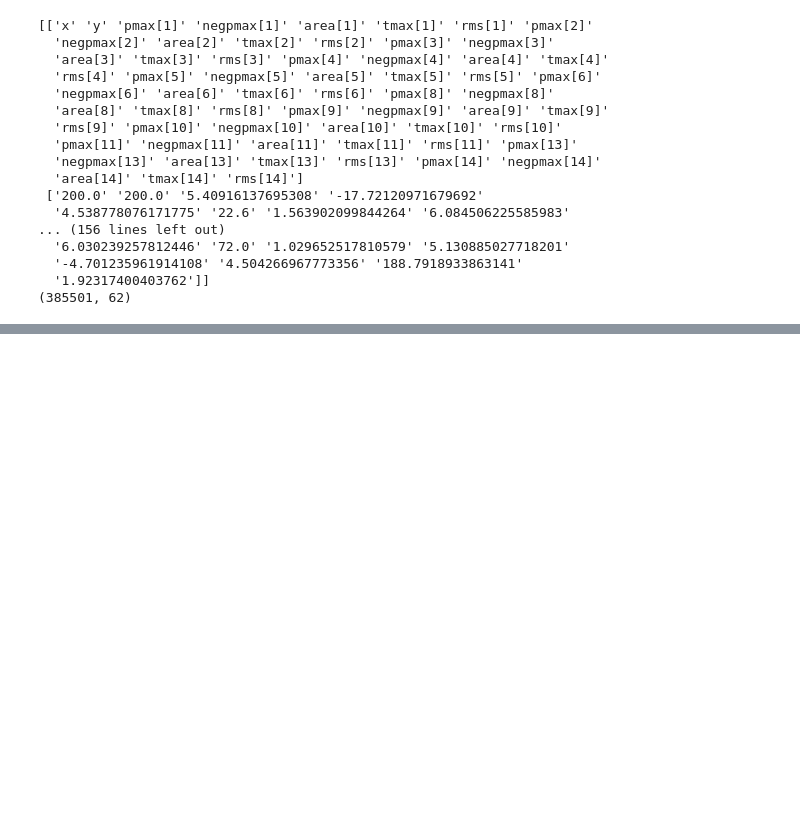
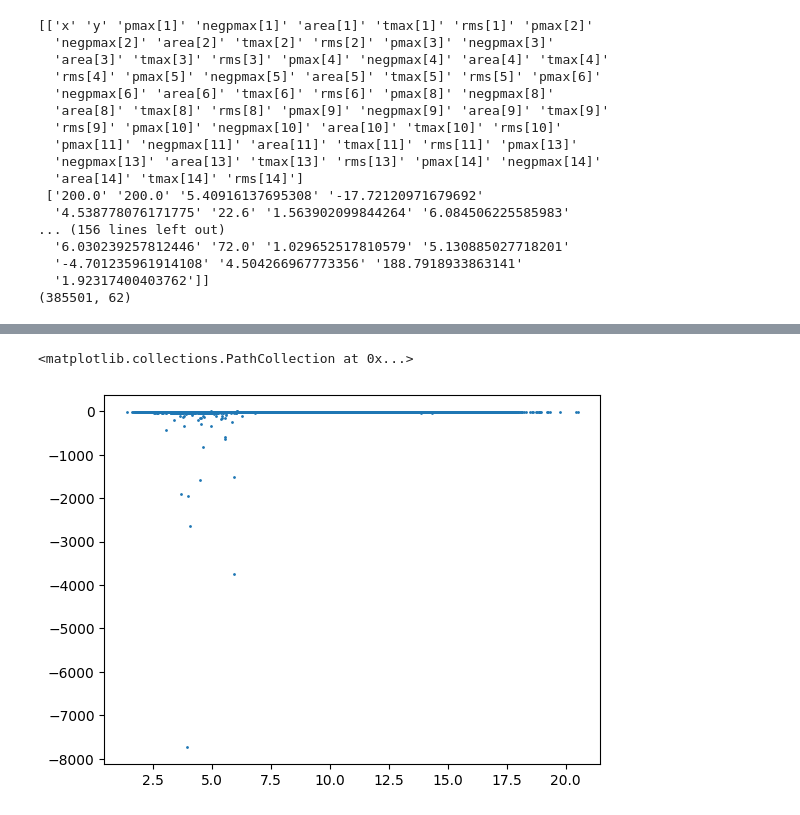
Before and after one commit to arildus/DSL_project2, a Jupyter notebook: DSL_project/visualize_data.ipynb, the cells around one changed output, grey strips where cells are left out. Saved outputs shown, nothing was run; the diff lists cells and outputs as text; code cells hidden in the pictures; blank space fills up the shorter version.

```diff
--- a/DSL_project/visualize_data.ipynb
+++ b/DSL_project/visualize_data.ipynb
@@ -84,0 +95,9 @@ print(coordinates.shape)
+# %%
+p_max_1 = [float(value) for value in TRAINING_DATA[:,2+0*5]]
+# %%
+n_max_1 = [[float(value) for value in TRAINING_DATA[:,3+0*5]]]
+# %%
+plt.scatter(p_max_1, n_max_1, s=1)
+# %% [output]
+<matplotlib.collections.PathCollection at 0x...>
+[figure, added]
```
Also changed, not shown: parts of 9 cells of this notebook, 5 other files.
